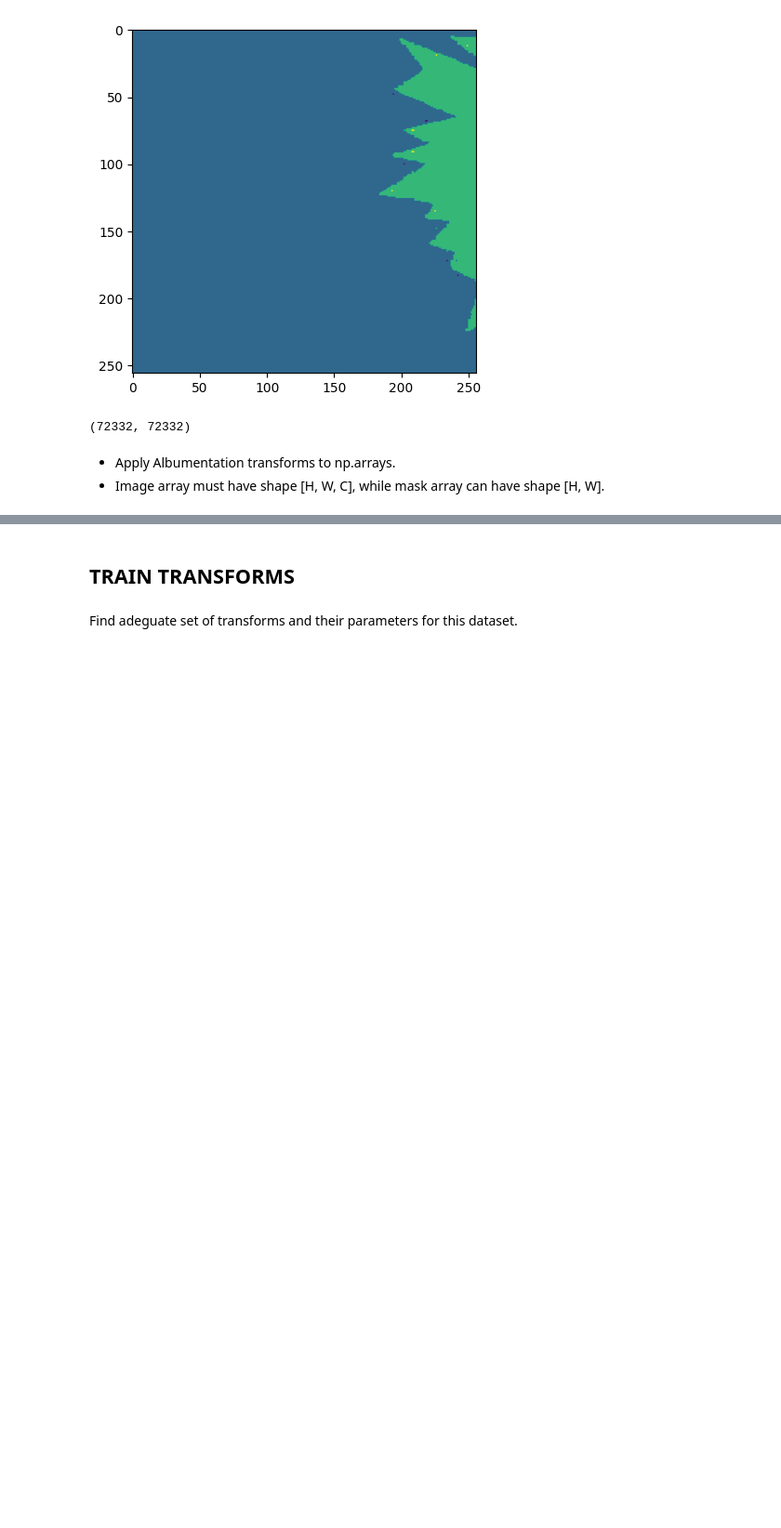
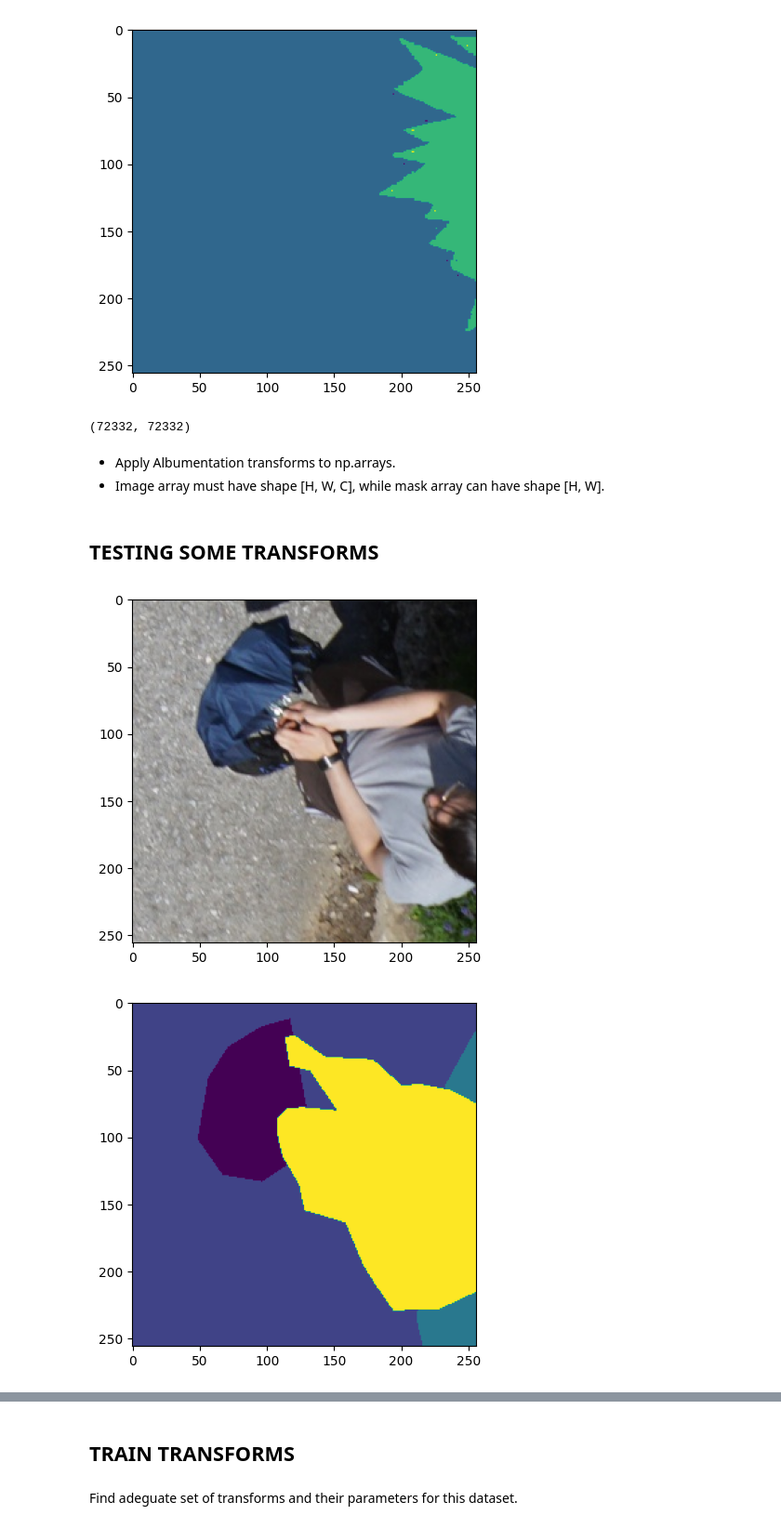
Before and after one commit to gptrapletti/aerial-multiclass-segm, a Jupyter notebook: notebooks/02_data_augmentation.ipynb, the cells around one changed output, grey strips where cells are left out. Shown at 93% size. Saved outputs shown, nothing was run; the diff lists cells and outputs as text; code cells hidden in the pictures; blank space fills up the shorter version.

Commit message:
Add sampler, work on geometric transforms

```diff
--- a/notebooks/02_data_augmentation.ipynb
+++ b/notebooks/02_data_augmentation.ipynb
@@ -95,3 +98,16 @@ patch_mask.sum().item(), patch_mask_transf.sum()
 # %% [markdown]
 - Apply Albumentation transforms to np.arrays.
 - Image array must have shape [H, W, C], while mask array can have shape [H, W].
+# %% [markdown]
+## TESTING SOME TRANSFORMS
+# %%
+patch_image, patch_mask = dataset[5439]
+
+plt.imshow(patch_image.permute(1, 2, 0))
+plt.show()
+
+plt.imshow(patch_mask)
+plt.show()
+# %% [output]
+[figure, added]
+[figure, added]
```
Also changed, not shown: parts of 6 cells of this notebook, 4 other files.
